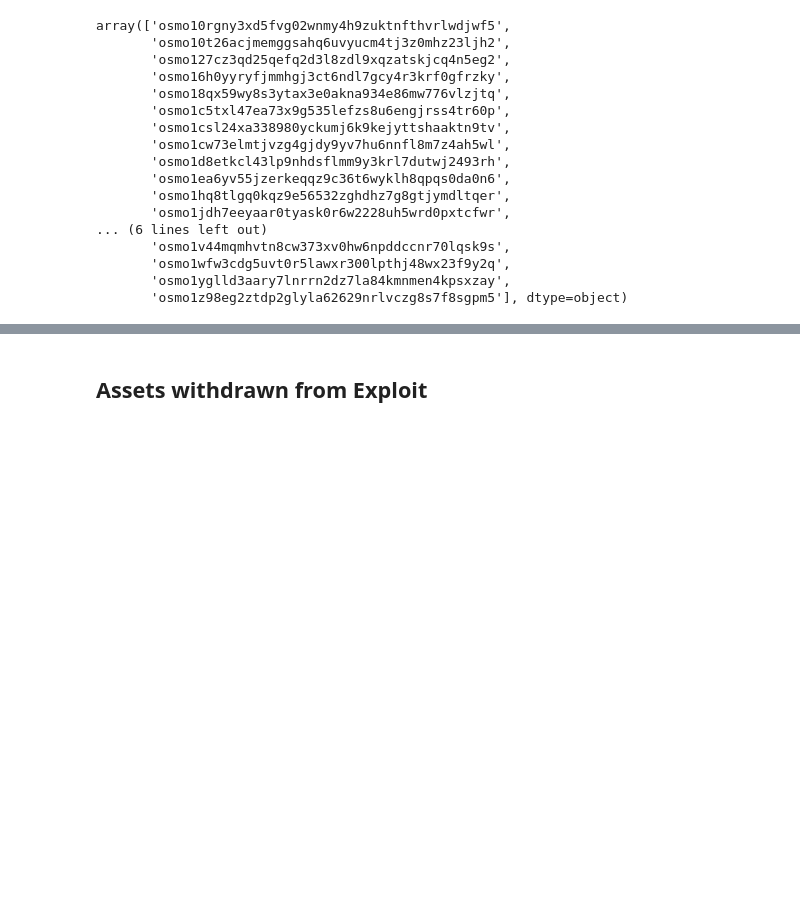
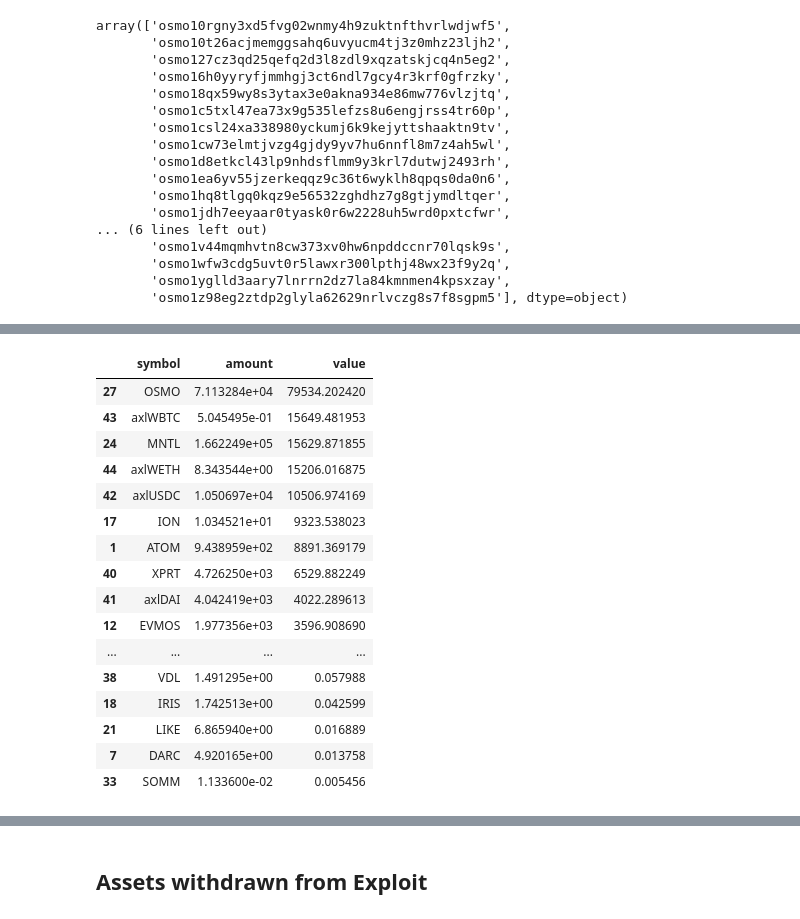
Before and after one commit to HathorNodes/osmosis_nitrogen_assessment, a Jupyter notebook: Osmosis Exploit Analysis.ipynb, the cells around one changed output, grey strips where cells are left out. Drawn from its saved outputs; the diff is of its cells as text; code cells hidden in the pictures; blank space fills up the shorter version.

Commit message:
Added tallies of users who only joined pools.

```diff
--- a/Osmosis Exploit Analysis.ipynb
+++ b/Osmosis Exploit Analysis.ipynb
@@ -197,0 +202,14 @@ array(['osmo10rgny3xd5fvg02wnmy4h9zuktnfthvrlwdjwf5',
+# %%
+join_txs = valid_transactions.loc[np.isin(valid_transactions.sender, join_only_users)]
+join_first_token = join_txs.drop(columns=['token_2_denom', 'token_2_amount']).rename(columns={'token_1_denom':'denom', 'token_1_amount': 'amount'})
+join_second_token = join_txs.drop(columns=['token_1_denom', 'token_1_amount']).rename(columns={'token_2_denom':'denom', 'token_2_amount': 'amount'})
+
+flat_join_txs = pd.concat([join_first_token, join_second_token])
+flat_join_txs.amount = flat_join_txs.amount.astype(float)
+flat_join_txs.shares = flat_join_txs.shares.astype(float, copy=False)
+# %%
+named_join_txs = token_map_df.merge(flat_join_txs)
+named_join_txs['amount'] = named_join_txs.amount/(10**named_join_txs.exponent)
+named_join_txs = named_join_txs.merge(halt_price_df)
+named_join_txs['value'] = named_join_txs.price * named_join_txs.amount
+cleaned_join_df = named_join_txs.drop(columns=['denom', 'exponent'])
@@ -197,0 +261,25 @@ array(['osmo10rgny3xd5fvg02wnmy4h9zuktnfthvrlwdjwf5',
+# %%
+agg_join_tokens = (cleaned_join_df.groupby(['symbol'])[['amount', 'value']]
+                                  .sum()
+                                  .reset_index()
+                                  .sort_values(by=['value'], ascending=False))
+agg_join_tokens.to_csv("data/agg_join_tokens.csv", index=False)
+agg_join_tokens
+# %% [output]
+|  | symbol | amount | value |
+| 27 | OSMO | 7.113284e+04 | 79534.202420 |
+| 43 | axlWBTC | 5.045495e-01 | 15649.481953 |
+| 24 | MNTL | 1.662249e+05 | 15629.871855 |
+| 44 | axlWETH | 8.343544e+00 | 15206.016875 |
+| 42 | axlUSDC | 1.050697e+04 | 10506.974169 |
+| 17 | ION | 1.034521e+01 | 9323.538023 |
+| 1 | ATOM | 9.438959e+02 | 8891.369179 |
+| 40 | XPRT | 4.726250e+03 | 6529.882249 |
+| 41 | axlDAI | 4.042419e+03 | 4022.289613 |
+| 12 | EVMOS | 1.977356e+03 | 3596.908690 |
+| ... | ... | ... | ... |
+| 38 | VDL | 1.491295e+00 | 0.057988 |
+| 18 | IRIS | 1.742513e+00 | 0.042599 |
+| 21 | LIKE | 6.865940e+00 | 0.016889 |
+| 7 | DARC | 4.920165e+00 | 0.013758 |
+| 33 | SOMM | 1.133600e-02 | 0.005456 |
```
Also changed, not shown: parts of 10 cells of this notebook, 4 other files.
